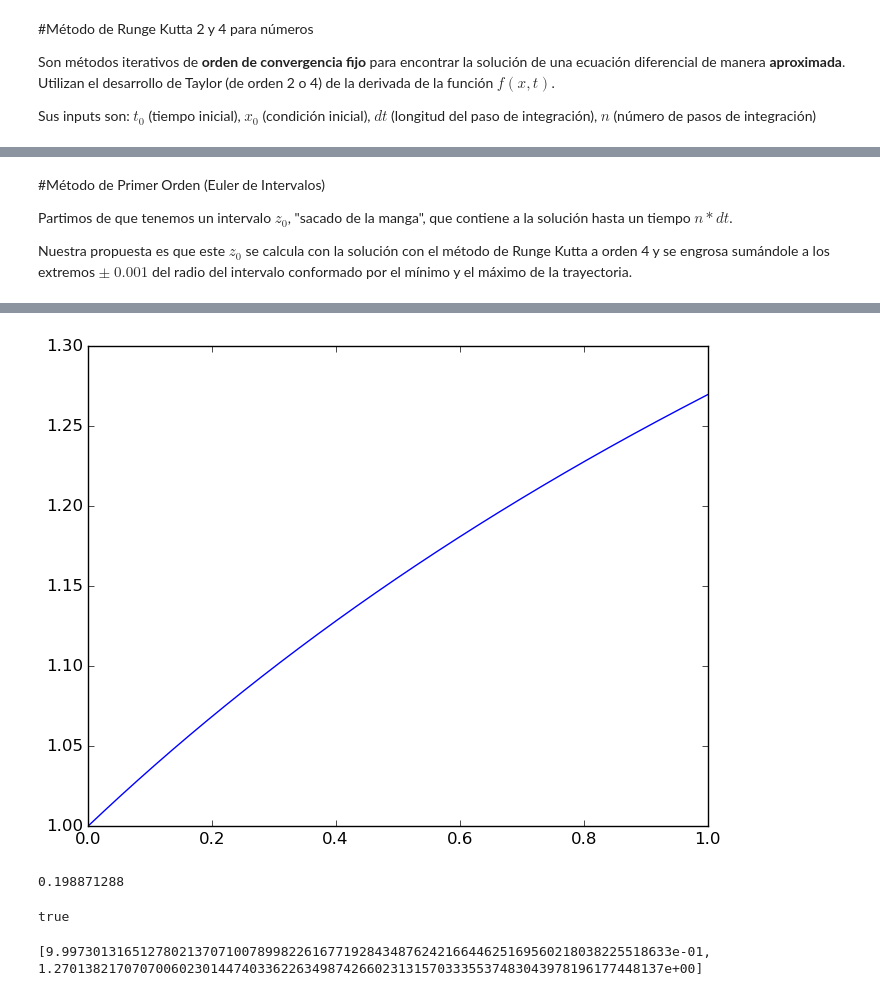
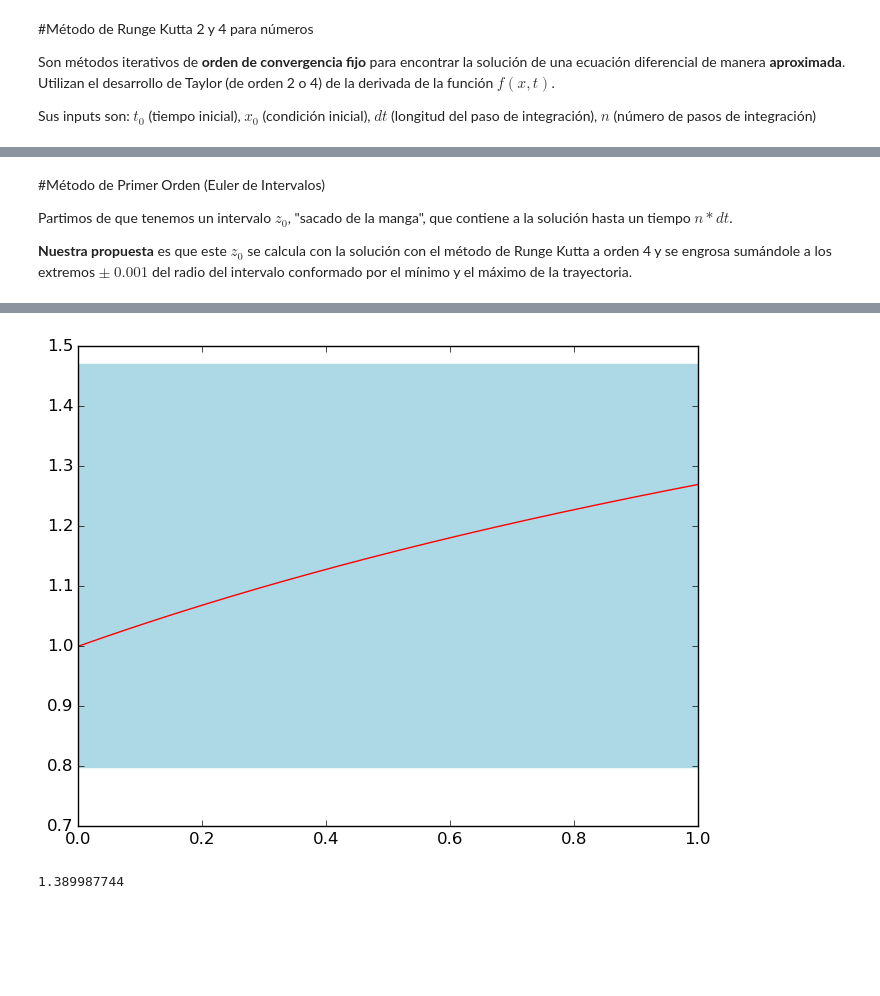
Before and after one commit to ealba/ProyectoClase, a Jupyter notebook: Notas/PresentacionFinal.ipynb, the cells around one changed output, grey strips where cells are left out. Cells and saved outputs as stored; diff of their text form; code cells hidden in the pictures; blank space fills up the shorter version.

```diff
--- a/Notas/PresentacionFinal.ipynb
+++ b/Notas/PresentacionFinal.ipynb
@@ -47,19 +61,28 @@ imread(imagen1)
 
 Partimos de que tenemos un intervalo $z_0$, "sacado de la manga",  que contiene a la solución hasta un tiempo $n*dt$.
 
-Nuestra propuesta es que este $z_0$ se calcula con la solución con el método de Runge Kutta a orden 4 y se engrosa sumándole a los extremos $\pm$ $0.001$ del radio del intervalo conformado por el mínimo y el máximo de la trayectoria.
+**Nuestra propuesta** es que este $z_0$ se calcula con la solución con el método de Runge Kutta a orden 4 y se engrosa sumándole a los extremos $\pm$ $0.001$ del radio del intervalo conformado por el mínimo y el máximo de la trayectoria.
 # %%
 tic()
+
 # d/dt x(t) = -2x(t) ; x(0)=3   →    x(t)= 3 exp(-2t)
+
 f(t,x)=exp(-x^2)
 f(x)=exp(-x^2)
+
 t0=0.0;
 x0=1.0;
 dt=2.0^-12;
 n=2^12;
 tf=t0+dt*n;
 x_RK=RungeKutta4(t0,x0,dt,n,f);
-PyPlot.plot(linspace(t0,tf,n+1),x_RK)
-z0=zetacero(x0,dt,n,f)
+z0=zetacero(x0,dt,n,f);
+
+
+PyPlot.plot(linspace(t0,tf,n+1),x_RK,"r")
+PyPlot.fill_between([0,1],float64(z0.a-0.2),float64(z0.b+0.2),color="lightblue")
+#PyPlot.xlim([-.1,1])
+Intervalo(x_RK[1],x_RK[end]) in z0
+
 toc()
 # %% [output]
@@ -67,11 +90,2 @@ elapsed time: 0.198871288 seconds
-[figure, old version]
+[figure, new version]
-0.198871288
+1.389987744
-# %%
-Intervalo(x_RK[1],x_RK[end]) in z0
-# %% [output]
-true
-# %%
-z0
-# %% [output]
-[9.997301316512780213707100789982261677192843487624216644625169560218038225518633e-01,
-1.270138217070700602301447403362263498742660231315703335537483043978196177448137e+00]
```
Also changed, not shown: parts of 12 cells of this notebook, 3 other files.
